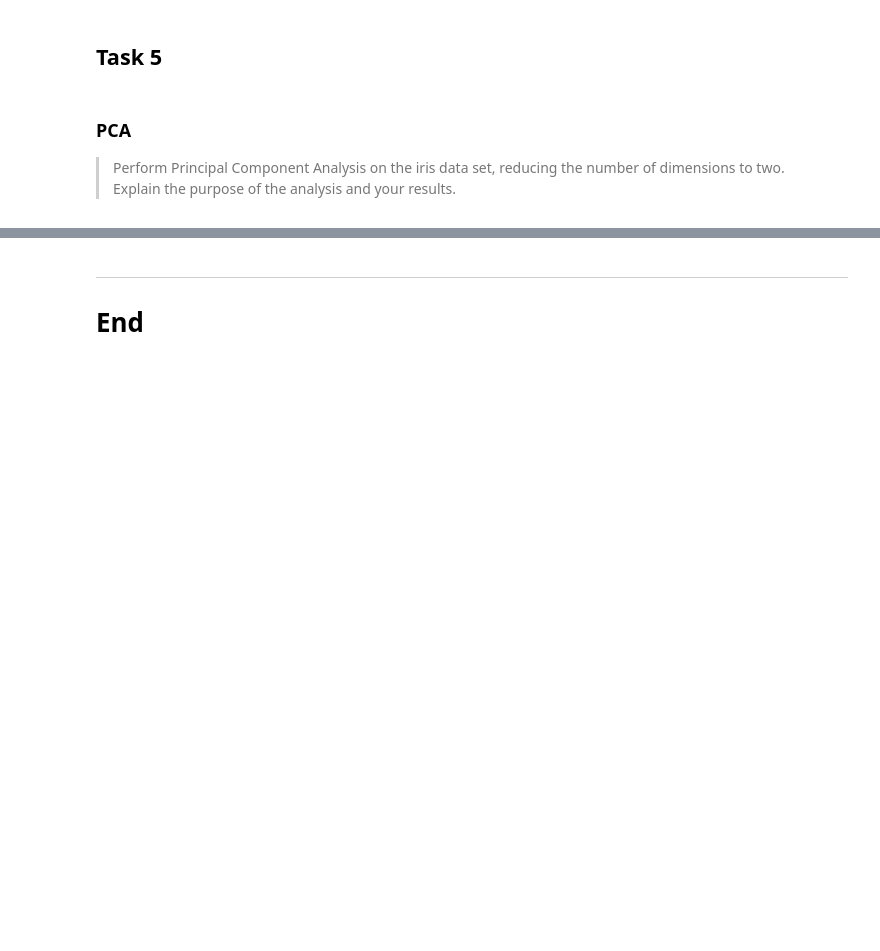
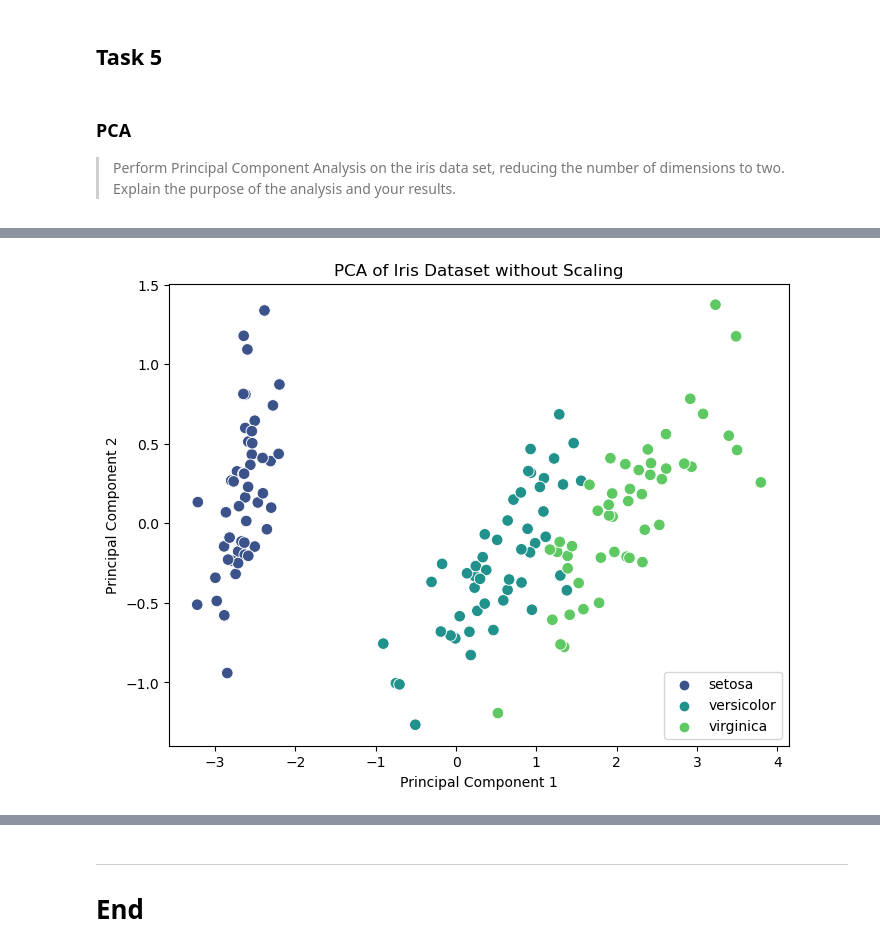
Before and after one commit to nexlanglxm/machine-learning-and-statistics, a Jupyter notebook: tasks.ipynb, the cells around one changed output, grey strips where cells are left out. Saved outputs shown, nothing was run; the diff lists cells and outputs as text; code cells hidden in the pictures; blank space fills up the shorter version.

```diff
--- a/tasks.ipynb
+++ b/tasks.ipynb
@@ -254,0 +197,24 @@ plt.show()
+# %%
+# Load the data
+iris = sns.load_dataset('iris')
+x = iris.drop('species', axis=1) # Features
+y = iris['species'] # Target
+
+# apply PCA with 2 components
+pca = dec.PCA(n_components=2)
+x_pca = pca.fit_transform(x)
+
+# create a DataFrame with the principal components
+pca_df = pd.DataFrame(data=x_pca, columns=["PC1", "PC2"])
+pca_df['Species'] = y  # Adding species column for hue
+
+# Visualize the PCA results without scaling using a scatter plot
+plt.figure(figsize=(8, 6))
+sns.scatterplot(data=pca_df, x='PC1', y='PC2', hue='Species', palette='viridis', s=70)
+plt.xlabel('Principal Component 1')
+plt.ylabel('Principal Component 2')
+plt.title('PCA of Iris Dataset without Scaling')
+plt.legend(loc='best')
+plt.show()
+# %% [output]
+[figure, added]
```
Also changed, not shown: parts of 11 cells of this notebook.
